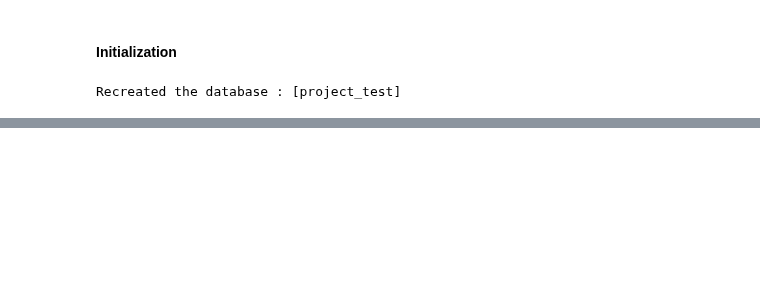
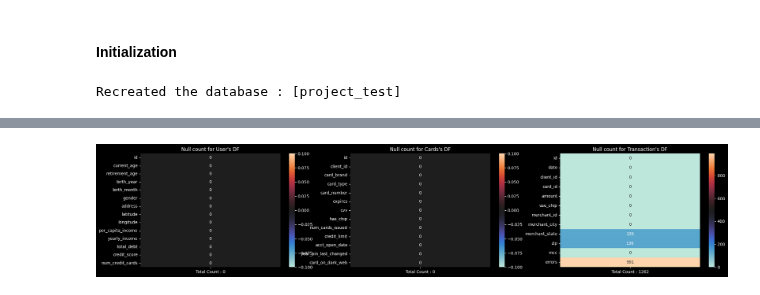
Before and after one commit to josedallatorre/adb-project, a Jupyter notebook: exercise.ipynb, the cells around one changed output, grey strips where cells are left out. Cells and saved outputs as stored; diff of their text form; code cells hidden in the pictures; blank space fills up the shorter version.

```diff
--- a/exercise.ipynb
+++ b/exercise.ipynb
@@ -9,13 +10,16 @@ Requirement already satisfied: pip in c:\users\jaabi\documents\ulisboa\adv_datab
 # %%
 ## libraries
 from sqlalchemy import create_engine, text
+import matplotlib.pyplot as plt
 from pymongo import MongoClient
-import mysql.connector
 from time import time
+import seaborn as sns
 import pandas as pd
 import dotenv
 import json
 import os
+
+plt.style.use('dark_background')
 # %%
 ## database initialization
 dotenv.load_dotenv()
@@ -51,11 +55,12 @@ engine = create_engine(db_url)
 # %% [output]
 Recreated the database : [project_test]
 # %%
-transaction_filename = os.path.join('finance_transaction', 'transactions_data.csv')
-cards_filename = os.path.join('finance_transaction', 'cards_data.csv')
-users_filename = os.path.join('finance_transaction', 'users_data.csv')
+data_folder = 'finance_transaction'
+transaction_filename = os.path.join(data_folder, 'transactions_data.csv')
+cards_filename = os.path.join(data_folder, 'cards_data.csv')
+users_filename = os.path.join(data_folder, 'users_data.csv')
 
-n_rows = 500 # using limited rows due to large number of rows
+n_rows = 1000 # using limited rows due to large number of rows
 transaction_df = pd.read_csv(transaction_filename, nrows= n_rows)
 cards_df = pd.read_csv(cards_filename, nrows= n_rows)
 users_df = pd.read_csv(users_filename, nrows= n_rows)
@@ -95,0 +160,21 @@ print(client.list_database_names())
+# %%
+def null_heatmap(df: pd.DataFrame, title = ''):
+    nulls = df.isna().sum()
+    nulls = nulls.to_frame()
+    # nulls = nulls.T
+
+    sns.heatmap(nulls, annot = True, fmt = 'd', cmap = 'icefire')
+    plt.title(title)
+    plt.xticks(ticks=[.5], labels=[f'Total Count : {nulls.values.sum()}'])
+# %%
+plt.figure(figsize=(26, 5))
+plt.tight_layout()
+
+plt.subplot(1,3, 1)
+null_heatmap(users_df, "Null count for User's DF")
+plt.subplot(1,3, 2)
+null_heatmap(cards_df, "Null count for Cards's DF")
+plt.subplot(1,3, 3)
+null_heatmap(transaction_df, "Null count for Transaction's DF")
+# %% [output]
+[figure, added]
```
Also changed, not shown: parts of 34 cells of this notebook, 5 other files.
